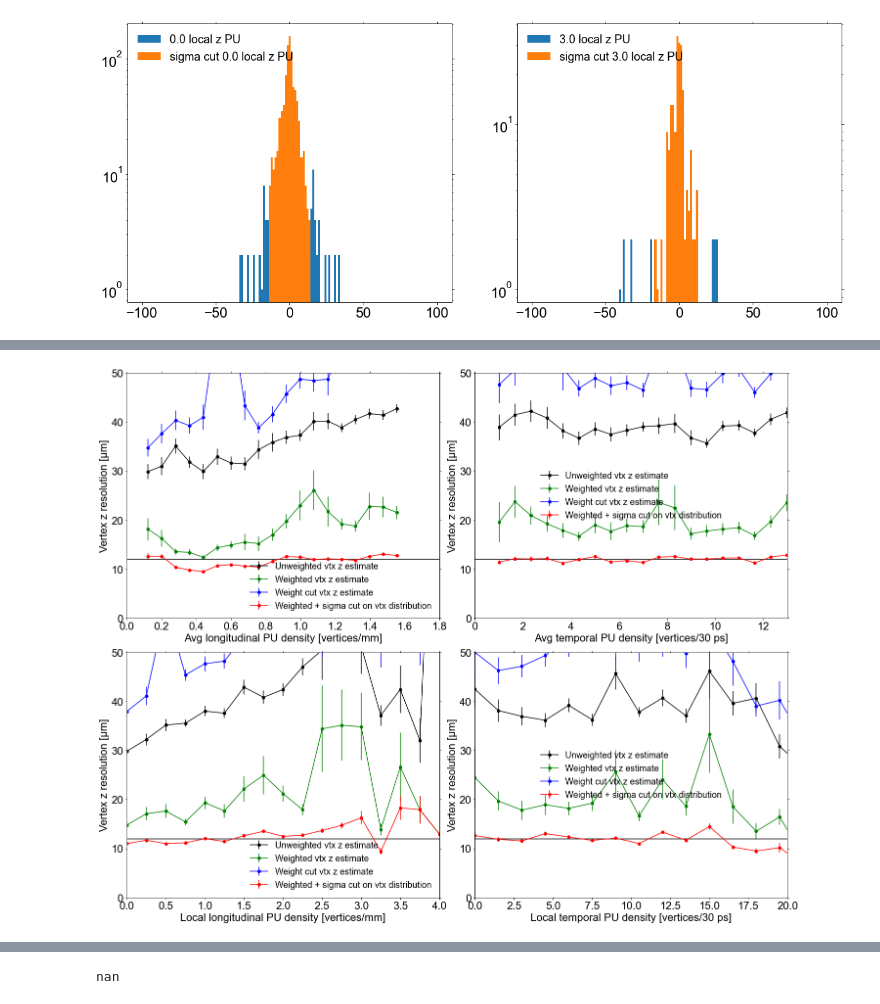
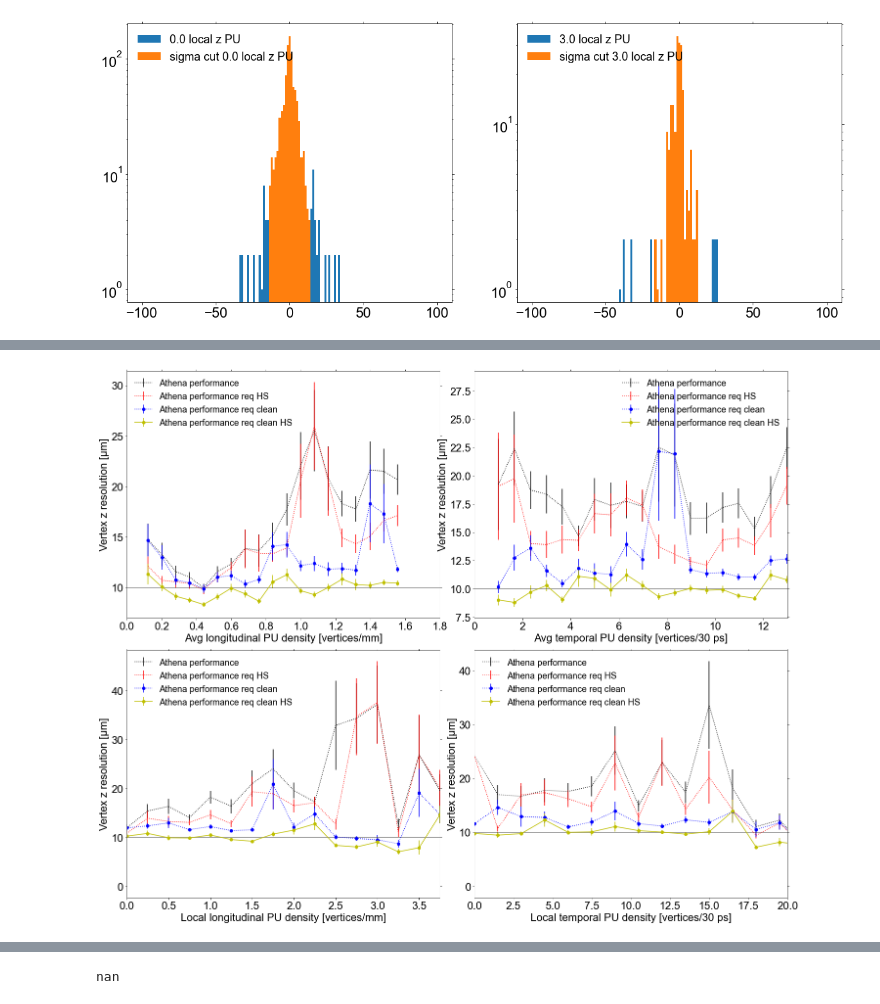
Before and after one commit to ttlindkvist/4DTracking, a Jupyter notebook: pileup_z.ipynb, the cells around one changed output, grey strips where cells are left out. Drawn from its saved outputs; the diff is of its cells as text; code cells hidden in the pictures.

```diff
--- a/pileup_z.ipynb
+++ b/pileup_z.ipynb
@@ -413,3 +569,21 @@ plt.tight_layout()
+# %%
+zLPU_athena_perf_req_cleanHS = athena_performance(events_in_zLPU_bins, np.zeros(len(truth_vertex_z), dtype=int), truthHS_to_reco_link_idx_req_cleanHS,\
+    truth_vertex_z, reco_vertex_z, 2)
+tLPU_athena_perf_req_cleanHS = athena_performance(events_in_tLPU_bins, np.zeros(len(truth_vertex_z), dtype=int), truthHS_to_reco_link_idx_req_cleanHS,\
+    truth_vertex_z, reco_vertex_z, 2)
+zAPU_athena_perf_req_cleanHS = athena_performance(events_in_zAPU_bins, np.zeros(len(truth_vertex_z), dtype=int), truthHS_to_reco_link_idx_req_cleanHS,\
+    truth_vertex_z, reco_vertex_z, 2)
+tAPU_athena_perf_req_cleanHS = athena_performance(events_in_tAPU_bins, np.zeros(len(truth_vertex_z), dtype=int), truthHS_to_reco_link_idx_req_cleanHS,\
+    truth_vertex_z, reco_vertex_z, 2)
+# %%
+zLPU_athena_perf_link_req_HS = athena_performance(events_in_zLPU_bins, np.zeros(len(truth_vertex_z), dtype=int), truthHS_to_reco_link_idx_req_HS,\
+    truth_vertex_z, reco_vertex_z, 2)
+tLPU_athena_perf_link_req_HS = athena_performance(events_in_tLPU_bins, np.zeros(len(truth_vertex_z), dtype=int), truthHS_to_reco_link_idx_req_HS,\
+    truth_vertex_z, reco_vertex_z, 2)
+zAPU_athena_perf_link_req_HS = athena_performance(events_in_zAPU_bins, np.zeros(len(truth_vertex_z), dtype=int), truthHS_to_reco_link_idx_req_HS,\
+    truth_vertex_z, reco_vertex_z, 2)
+tAPU_athena_perf_link_req_HS = athena_performance(events_in_tAPU_bins, np.zeros(len(truth_vertex_z), dtype=int), truthHS_to_reco_link_idx_req_HS,\
+    truth_vertex_z, reco_vertex_z, 2)
 # %%
 def vtx_z_info(events_in_bins, truth_vtx_idx_in_bins, all_truth_vtx_z, reco_vtx_idx_in_bins, all_reco_track_idxs, all_reco_track_weights, all_track_z0, all_track_z0_var, sigma_cut, weight_cut):
     track_delta_z = []
@@ -704,42 +880,61 @@ plt.plot(zLPU_truth_bin_edges, link_zLPU_vtx_z_info['avg_n_tracks'])
 # %%
 fig, ((ax1, ax2), (ax3, ax4)) = plt.subplots(2, 2)
 fig.set_size_inches(20, 16)
 
 axes = (ax1, ax2, ax3, ax4)
 all_bin_edges = (zAPU_truth_bin_edges[1:] - np.diff(zAPU_truth_bin_edges)/2, tAPU_truth_bin_edges[1:] - np.diff(tAPU_truth_bin_edges)/2, zLPU_truth_bin_edges, tLPU_truth_bin_edges)
 all_link_vtx_info = (link_zAPU_vtx_z_info, link_tAPU_vtx_z_info, link_zLPU_vtx_z_info, link_tLPU_vtx_z_info)
+all_athena_perf = (zAPU_athena_perf, tAPU_athena_perf, zLPU_athena_perf, tLPU_athena_perf)
+all_athena_perf_req_clean = (zAPU_athena_perf_req_clean, tAPU_athena_perf_req_clean, zLPU_athena_perf_req_clean, tLPU_athena_perf_req_clean)
+all_athena_perf_req_cleanHS = (zAPU_athena_perf_req_cleanHS, tAPU_athena_perf_req_cleanHS, zLPU_athena_perf_req_cleanHS, tLPU_athena_perf_req_cleanHS)
+all_athena_perf_link_reqHS = (zAPU_athena_perf_link_req_HS, tAPU_athena_perf_link_req_HS, zLPU_athena_perf_link_req_HS, tLPU_athena_perf_link_req_HS)
 
-for ax, bin_edges, link_vtx_info in zip(axes, all_bin_edges, all_link_vtx_info):
-    ax.errorbar(bin_edges, 1e3*np.array(link_vtx_info['vtx_z_res']), \
-                1e3*np.array(link_vtx_info['vtx_z_res_std']), fmt='ko-', label='Unweighted vtx z estimate')
+for ax, bin_edges, link_vtx_info, athena_perf, athena_perf_req_clean, athena_perf_req_cleanHS, athena_perf_reqHS in \
+    zip(axes, all_bin_edges, all_link_vtx_info, all_athena_perf, all_athena_perf_req_clean, all_athena_perf_req_cleanHS, all_athena_perf_link_reqHS):
+    # ax.errorbar(bin_edges, 1e3*np.array(link_vtx_info['vtx_z_res']), \
+    #             1e3*np.array(link_vtx_info['vtx_z_res_std']), fmt='ko-', label='Unweighted vtx z estimate')
 
-    ax.errorbar(bin_edges, 1e3*np.array(link_vtx_info['vtx_weighted_z_res']), \
-                1e3*np.array(link_vtx_info['vtx_weighted_z_res_std']), fmt='go-', label='Weighted vtx z estimate')
-    ax.errorbar(bin_edges, 1e3*np.array(link_vtx_info['vtx_weight_cut_z_res']), \
-                1e3*np.array(link_vtx_info['vtx_weight_cut_z_res_std']), fmt='bo-', label='Weight cut vtx z estimate')
+    # ax.errorbar(bin_edges, 1e3*np.array(link_vtx_info['vtx_weighted_z_res']), \
+    #             1e3*np.array(link_vtx_info['vtx_weighted_z_res_std']), fmt='go-', label='Weighted vtx z estimate')
+    # ax.errorbar(bin_edges, 1e3*np.array(link_vtx_info['vtx_weight_cut_z_res']), \
+    #             1e3*np.array(link_vtx_info['vtx_weight_cut_z_res_std']), fmt='bo-', label='Weight cut vtx z estimate')
     # ax.errorbar(bin_edges, 1e3*np.array(link_vtx_info['vtx_weighted_z_res_tracks_sigma_cut']), \
     #                 1e3*np.array(link_vtx_info['vtx_weighted_z_res_std_tracks_sigma_cut']), fmt='go--', label='Weighted + sigma cut on track distribution')
 
-    ax.errorbar(bin_edges, 1e3*np.array(link_vtx_info['vtx_sigma_cut_weighted_z_res']),\
-                    1e3*np.array(link_vtx_info['vtx_sigma_cut_weighted_z_res_std']), fmt='ro-', label='Weighted + sigma cut on vtx distribution')
-    ax.hlines(12, 0, 100)
+    # ax.errorbar(bin_edges, 1e3*np.array(link_vtx_info['vtx_sigma_cut_weighted_z_res']),\
+    #                 1e3*np.array(link_vtx_info['vtx_sigma_cut_weighted_z_res_std']), fmt='ro-', label='Weighted estimator - sigma cut on vtx distr')
 
-    ax.set_ylim(0, 50)
+    ax.errorbar(bin_edges, 1e3*np.array(athena_perf['delta_z_rms']), \
+                    1e3*np.array(athena_perf['delta_z_rms_std']), fmt='k:', label='Athena performance')
+
+    ax.errorbar(bin_edges, 1e3*np.array(athena_perf_reqHS['delta_z_rms']), \
+                    1e3*np.array(athena_perf_reqHS['delta_z_rms_std']), fmt='r:', label='Athena performance req HS')
+
+    ax.errorbar(bin_edges, 1e3*np.array(athena_perf_req_clean['delta_z_rms']), \
+                    1e3*np.array(athena_perf_req_clean['delta_z_rms_std']), fmt='bo:', label='Athena performance req clean')
+
+    ax.errorbar(bin_edges, 1e3*np.array(athena_perf_req_cleanHS['delta_z_rms_sigma_cut']), \
+                    1e3*np.array(athena_perf_req_cleanHS['delta_z_rms_std_sigma_cut']), fmt='yo-', label='Athena performance req clean HS')
+    ax.hlines(10, 0, 100, alpha=0.5)
+
+    # ax.set_ylim(0, 50)
     ax.set_ylabel('Vertex z resolution [µm]')
     ax.legend(frameon=False)
 
 ax1.set_xlim(0, 1.8)
 ax1.set_xlabel('Avg longitudinal PU density [vertices/mm]')
 ax2.set_xlim(0, 13)
 ax2.set_xlabel('Avg temporal PU density [vertices/30 ps]')
-ax3.set_xlim(0, 4)
+ax3.set_xlim(0, 3.75)
 ax3.set_xlabel('Local longitudinal PU density [vertices/mm]')
 ax4.set_xlim(0, 20)
 ax4.set_xlabel('Local temporal PU density [vertices/30 ps]')
 
 fig.tight_layout()
+
+## TODO delta t cut. If the reco truth link is bad, this shouldn't improve performance.
 # %% [output]
-[figure, old version]
+[figure, new version]
 # %%
 fig, ((ax1, ax2), (ax3, ax4)) = plt.subplots(2, 2)
 fig.set_size_inches(20, 16)
```
Also changed, not shown: parts of 17 cells of this notebook, 2 other files.
